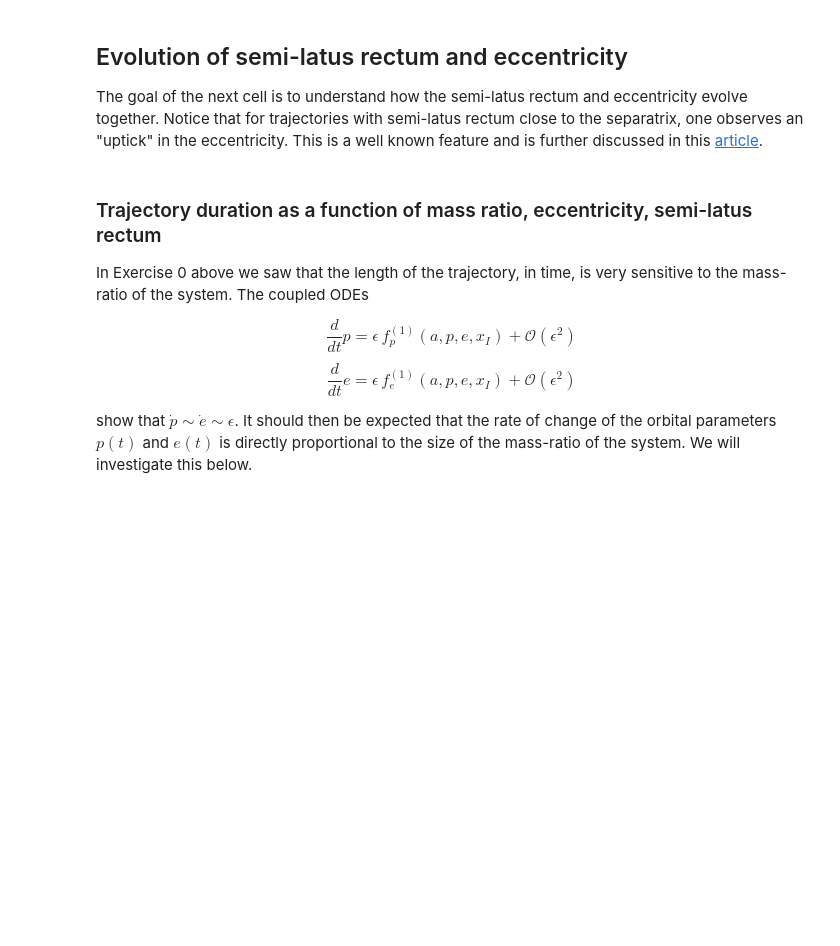
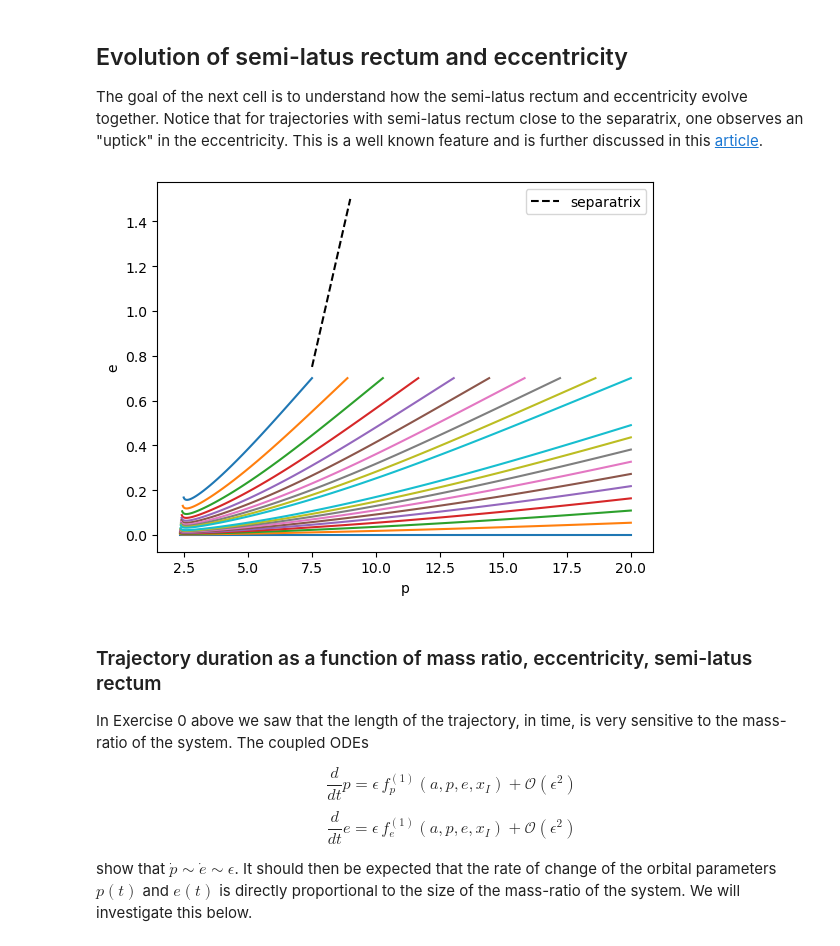
Before and after one commit to BertDepoorter/FEW-tutorial, a Jupyter notebook: GW_Workshop_Leuven.ipynb, the cells around one changed output. Cells and saved outputs as stored; diff of their text form; code cells hidden in the pictures; blank space fills up the shorter version.

```diff
--- a/GW_Workshop_Leuven.ipynb
+++ b/GW_Workshop_Leuven.ipynb
@@ -377,7 +426,7 @@ mu = 1e1    # Secondary mass (solar masses)
 # run trajectory
 
 # must include for generic inputs, will fix a = 0 and x = 1.0
-a = 0.0
+a = 0.9
 x = 1.0
 
 # additional information
@@ -388,38 +437,39 @@ kwargs = dict(dt=10.0, # initial time step,
 
 p0 = 10.0 # range [separatrix, 45]
 e0 = 0.3 # range [0.0, 0.7]
 
 plt.figure()
-
-
 # Here we plot the trajectory with all parameters fixed (e0 = 0.7) apart from p0
-for p0 in np.linspace(7, 20, num=10):
+for p0 in np.linspace(7.5, 20, num=10):
     e0=0.7
     t, p, e, xI, Phi_phi, Phi_theta, Phi_r = traj(M, mu, a, p0, e0, x,
                                               Phi_phi0=0.0,
                                               Phi_theta0=0.0,
                                               Phi_r0=0.0,
                                               **kwargs)
     plt.plot(p,e)
 
 # Now we plot the trajectory with all parameters fixed (p0 = 20) apart from e0
-for e0 in np.linspace(0, 0.69, num=10):
+for e0 in np.linspace(0, 0.49, num=10):
     p0=20.0
     t, p, e, xI, Phi_phi, Phi_theta, Phi_r = traj(M, mu, a, p0, e0, x,
                                               Phi_phi0=0.0,
                                               Phi_theta0=0.0,
                                               Phi_r0=0.0,
                                               **kwargs)
     plt.plot(p,e)
 
+# new function to compute the separatrix in Kerr under forced geodesics
 # Separatrix given by p_sep = 6 + 2*e
-pp = np.linspace(6,7.5,100)
+pp = np.linspace(7.5, 9,100)
 ecc = (pp - 6)/2
 plt.plot(pp,ecc,'k--',label='separatrix')
 plt.xlabel('p')
 plt.ylabel('e')
 plt.legend()
 plt.show()
+# %% [output]
+[figure, added]
 # %% [markdown]
 ### Trajectory duration as a function of mass ratio, eccentricity, semi-latus rectum
 
```
Also changed, not shown: parts of 34 cells of this notebook, 1 other file.
